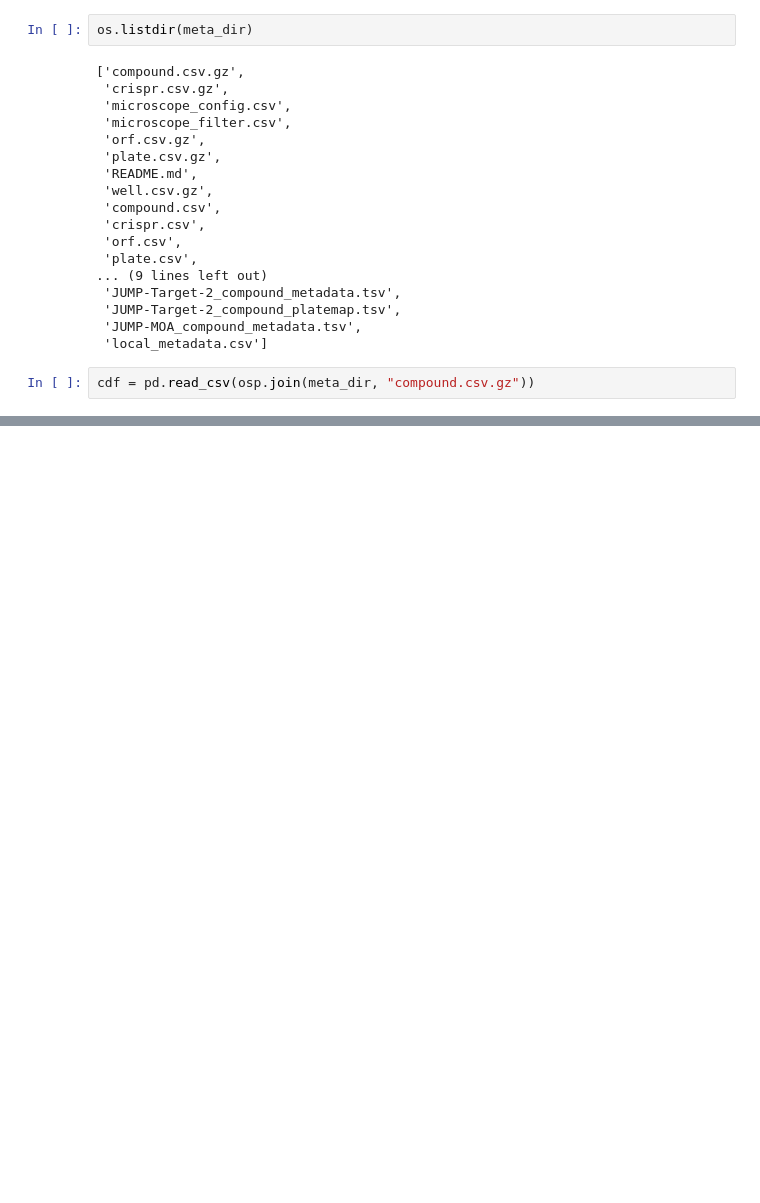
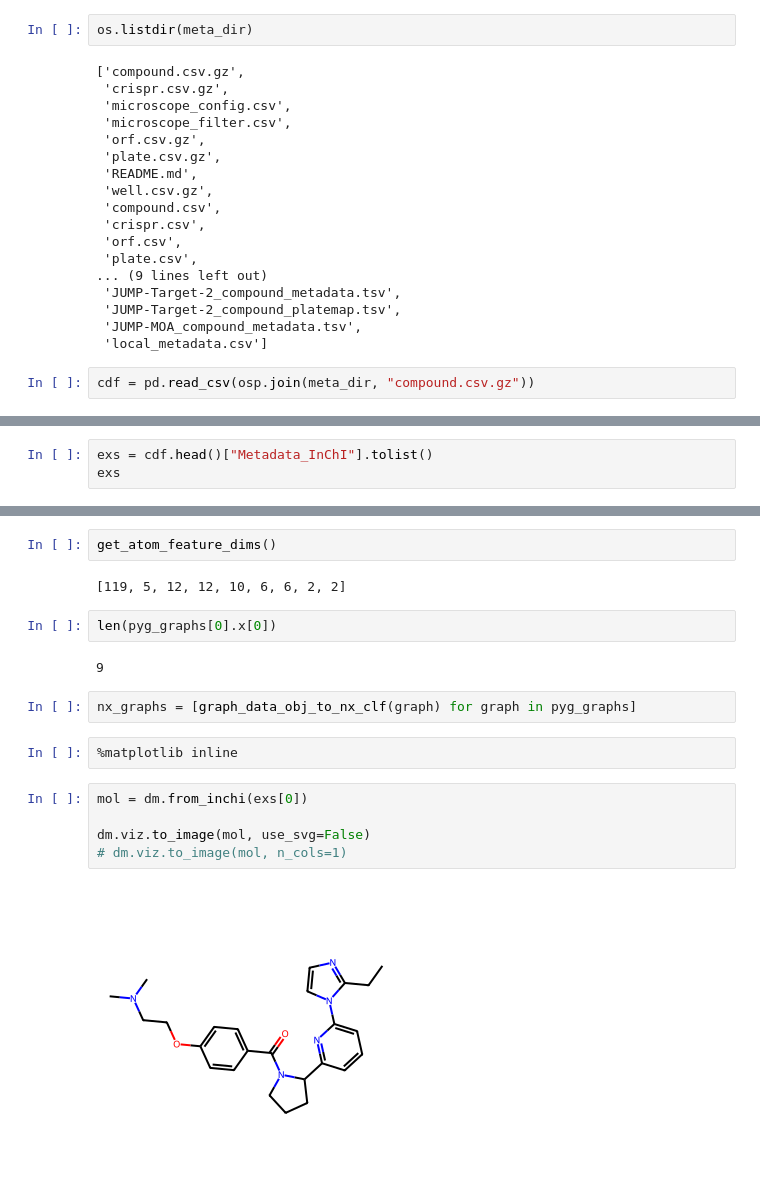
Before and after one commit to gwatkinson/jump_models, a Jupyter notebook: notebooks/6.1-gw-mgm.ipynb, the cells around one changed output, grey strips where cells are left out. Saved outputs shown, nothing was run; the diff lists cells and outputs as text; blank space fills up the shorter version.

```diff
--- a/notebooks/6.1-gw-mgm.ipynb
+++ b/notebooks/6.1-gw-mgm.ipynb
@@ -91,0 +123,3 @@ cdf = pd.read_csv(osp.join(meta_dir, "compound.csv.gz"))
+# %%
+exs = cdf.head()["Metadata_InChI"].tolist()
+exs
@@ -91,0 +167,19 @@ cdf = pd.read_csv(osp.join(meta_dir, "compound.csv.gz"))
+# %%
+get_atom_feature_dims()
+# %% [output]
+[119, 5, 12, 12, 10, 6, 6, 2, 2]
+# %%
+len(pyg_graphs[0].x[0])
+# %% [output]
+9
+# %%
+nx_graphs = [graph_data_obj_to_nx_clf(graph) for graph in pyg_graphs]
+# %%
+%matplotlib inline
+# %%
+mol = dm.from_inchi(exs[0])
+
+dm.viz.to_image(mol, use_svg=False)
+# dm.viz.to_image(mol, n_cols=1)
+# %% [output]
+[figure, added]
```
Also changed, not shown: parts of 19 cells of this notebook, 8 other files.
